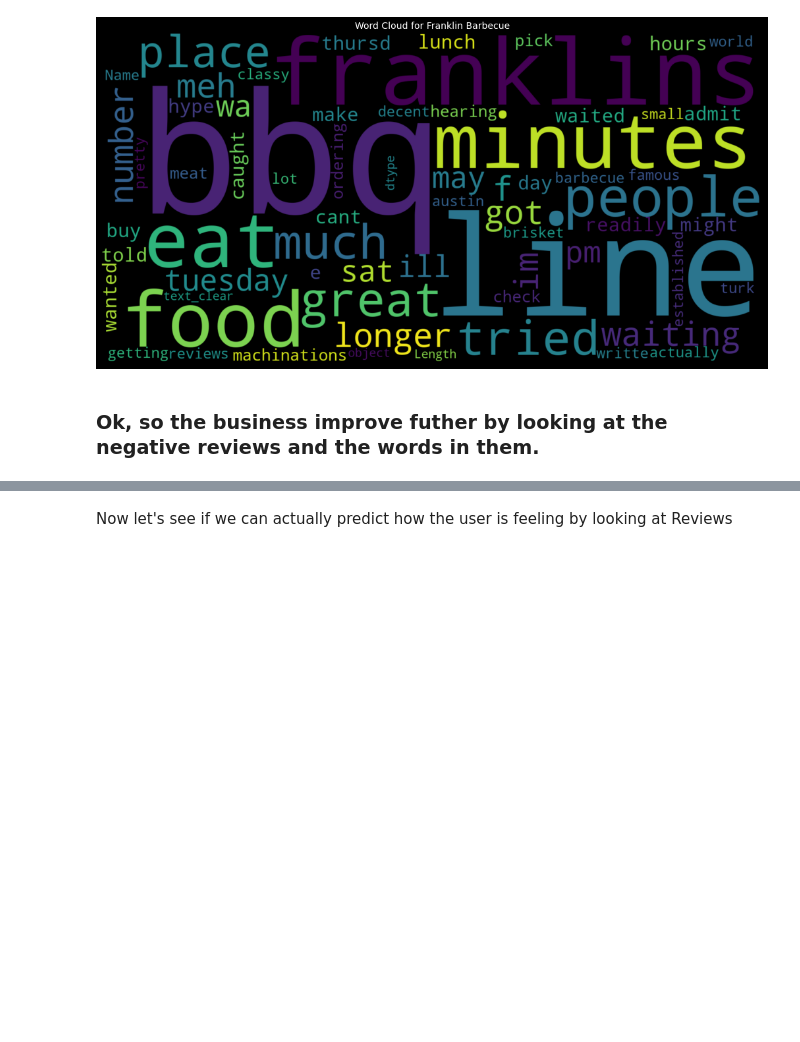
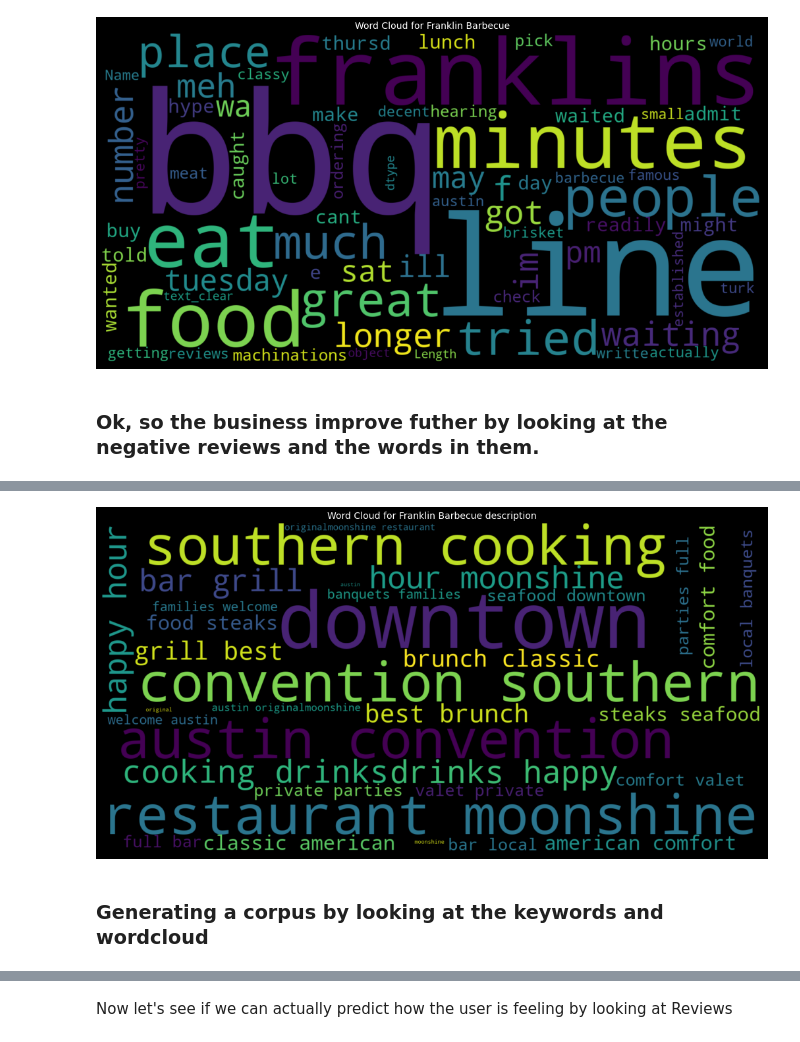
Before and after one commit to prabalchhatkuli/Review-Analysis, a Jupyter notebook: Scraping and Analysis/Analysis.ipynb, the cells around one changed output, grey strips where cells are left out. Cells and saved outputs as stored; diff of their text form; code cells hidden in the pictures; blank space fills up the shorter version.

```diff
--- a/Scraping and Analysis/Analysis.ipynb
+++ b/Scraping and Analysis/Analysis.ipynb
@@ -424,0 +435,14 @@ create_negative_wordCloud( business_names[0], business_ids[0])
+# %%
+processedKeywords = preprocess(MoonshineMetaInfo['keywords'])
+wc = WordCloud(width=1600, height=800, random_state=1, max_words=200000000)
+wc.generate(str(processedKeywords))
+plt.figure(figsize=(20,10), facecolor='k')
+plt.title("Word Cloud for Franklin Barbecue description", fontsize=14,color='white')
+plt.imshow(wc, interpolation='bilinear')
+plt.axis('off')
+plt.tight_layout(pad=10)
+plt.show()
+# %% [output]
+[figure, added]
+# %% [markdown]
+### Generating a corpus by looking at the keywords and wordcloud
```
Also changed, not shown: parts of 28 cells of this notebook.
